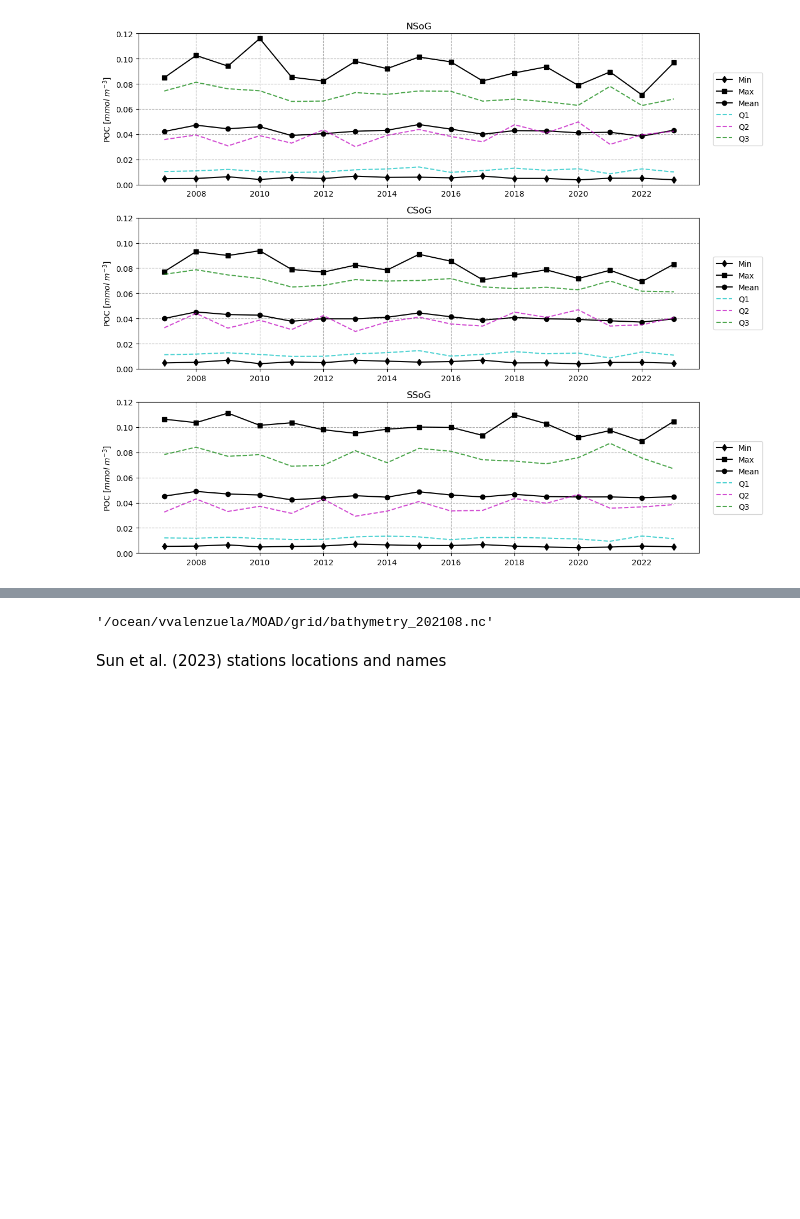
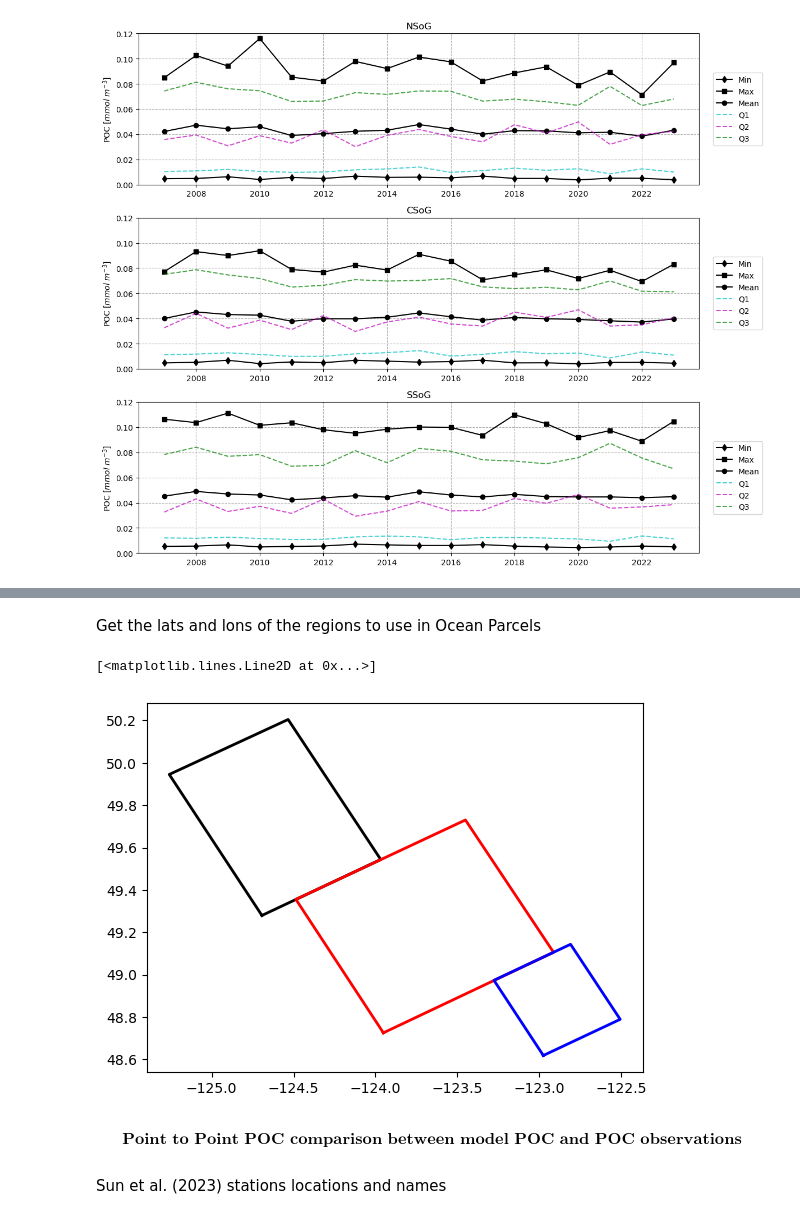
Before and after one commit to SalishSeaCast/analysis-vicente, a Jupyter notebook: Ocean_Parcels/drafts/POC_parameters.ipynb, the cells around one changed output, grey strips where cells are left out. Cells and saved outputs as stored; diff of their text form; code cells hidden in the pictures; blank space fills up the shorter version.

```diff
--- a/Ocean_Parcels/drafts/POC_parameters.ipynb
+++ b/Ocean_Parcels/drafts/POC_parameters.ipynb
@@ -757,4 +733,2 @@ $$\textbf{POC comparison between model POC and POC observations}$$
-# %%
-path['bat']
-# %% [output]
-'/ocean/vvalenzuela/MOAD/grid/bathymetry_202108.nc'
+# %% [markdown]
+Get the lats and lons of the regions to use in Ocean Parcels
@@ -765,3 +760,12 @@ model_lon = bathy.nav_lon.values
+# %%
+plt.plot(lons_NS,lats_NS, '-k', linewidth = 2, label='NSoG')
+plt.plot(lons_CS,lats_CS, '-r', linewidth = 2, label='CSoG')
+plt.plot(lons_SS,lats_SS, '-b', linewidth = 2, label='SSoG')
+# %% [output]
+[<matplotlib.lines.Line2D at 0x...>]
+[figure, added]
+# %% [markdown]
+$$\textbf{Point to Point POC comparison between model POC and POC observations}$$
 # %% [markdown]
 Sun et al. (2023) stations locations and names
 # %%
```
Also changed, not shown: parts of 27 cells of this notebook, 5 other files.
